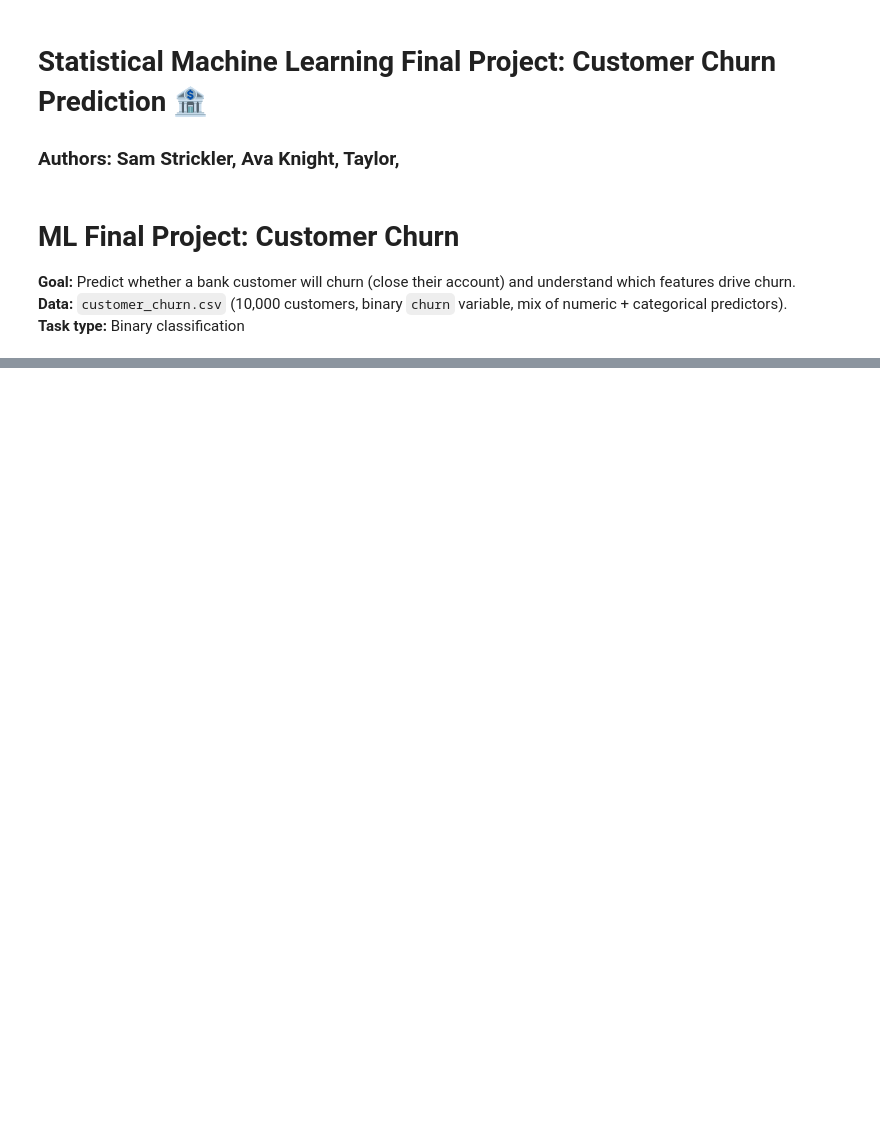
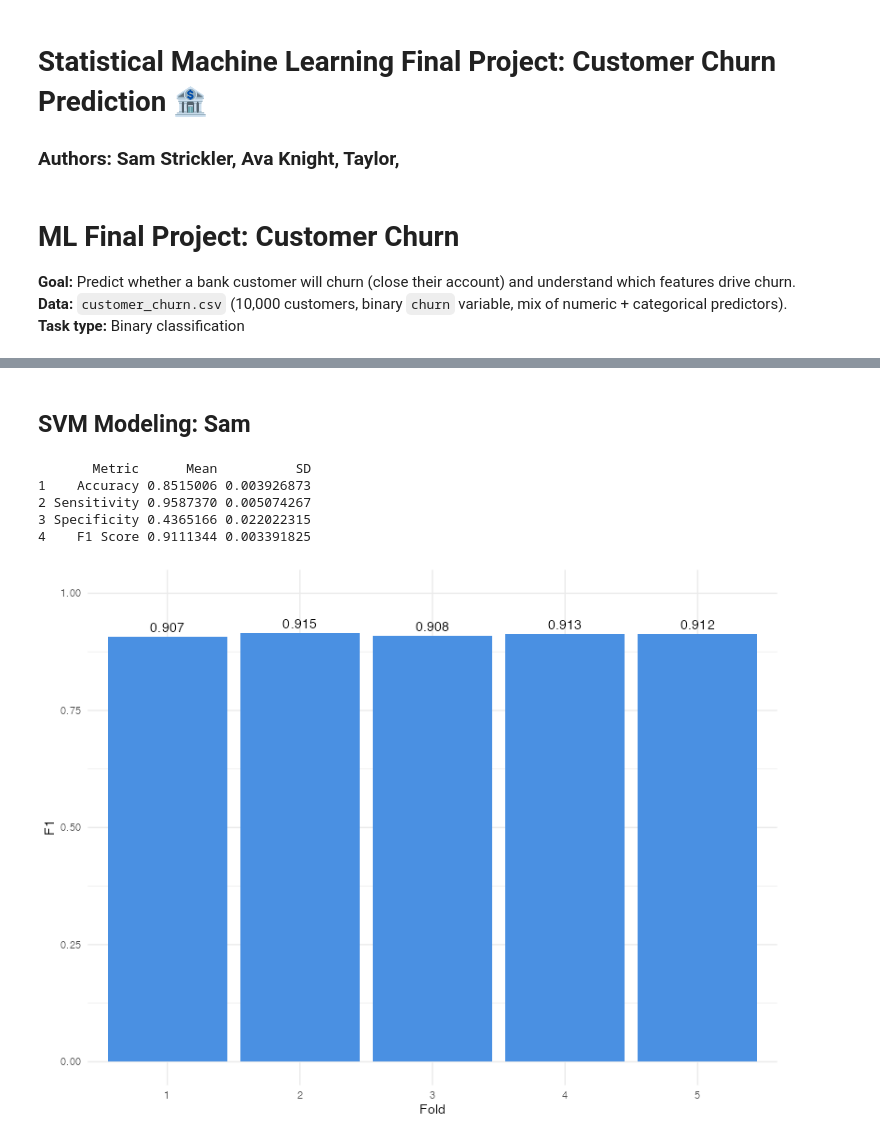
Before and after one commit to samstrc/StatML-Final-Proj, a Jupyter notebook: finalproj.ipynb, the cells around one changed output, grey strips where cells are left out. Drawn from its saved outputs; the diff is of its cells as text; code cells hidden in the pictures; blank space fills up the shorter version.

```diff
--- a/finalproj.ipynb
+++ b/finalproj.ipynb
@@ -123,0 +133,17 @@ cat("DONE! Files saved in /prepared folder\n")
+# %%
+# DEFINE PREPROCESSING RECIPES
+
+# SVM / Logistic Regression recipe
+rec_svm <- recipe(resp ~ ., data = df) %>%
+  step_zv(all_predictors()) %>%
+  step_dummy(all_nominal_predictors(), one_hot = TRUE) %>%
+  step_center(all_numeric_predictors()) %>%
+  step_scale(all_numeric_predictors())
+
+# Decision tree recipe (for your teammates later)
+rec_tree <- recipe(resp ~ ., data = df) %>%
+  step_impute_mode(all_nominal_predictors()) %>%
+  step_impute_median(all_numeric_predictors())
+
+# IMPORTANT:
+# Do NOT prep() or bake() here before CV!
@@ -123,0 +167,2 @@ cat("DONE! Files saved in /prepared folder\n")
+# %% [markdown]
+## SVM Modeling: Sam
@@ -123,0 +207,36 @@ cat("DONE! Files saved in /prepared folder\n")
+# %%
+# 7. METRICS & VISUALIZATION
+
+accuracy     <- sapply(svm_results, \(x) x$overall["Accuracy"])
+sensitivity  <- sapply(svm_results, \(x) x$byClass["Sensitivity"])
+specificity  <- sapply(svm_results, \(x) x$byClass["Specificity"])
+f1           <- sapply(svm_results, \(x) x$byClass["F1"])
+
+svm_summary <- data.frame(
+  Metric = c("Accuracy", "Sensitivity", "Specificity", "F1 Score"),
+  Mean   = c(mean(accuracy), mean(sensitivity), mean(specificity), mean(f1)),
+  SD     = c(sd(accuracy), sd(sensitivity), sd(specificity), sd(f1))
+)
+
+print(svm_summary)
+
+# ---- F1 plot data
+f1_df <- data.frame(Fold = factor(1:5), F1 = f1)
+
+# Bar plot
+ggplot(f1_df, aes(x = Fold, y = F1)) +
+  geom_col(fill = "#4A90E2") +
+  geom_text(aes(label = round(F1, 3)), vjust = -0.5) +
+  ylim(0, 1) +
+  theme_minimal()
+
+# Combined confusion matrix
+overall_cm <- Reduce("+", lapply(svm_results, \(x) x$table))
+overall_cm
+# %% [output]
+       Metric      Mean          SD
+1    Accuracy 0.8515006 0.003926873
+2 Sensitivity 0.9587370 0.005074267
+3 Specificity 0.4365166 0.022022315
+4    F1 Score 0.9111344 0.003391825
+[figure, added]
```
Also changed, not shown: parts of 9 cells of this notebook.
